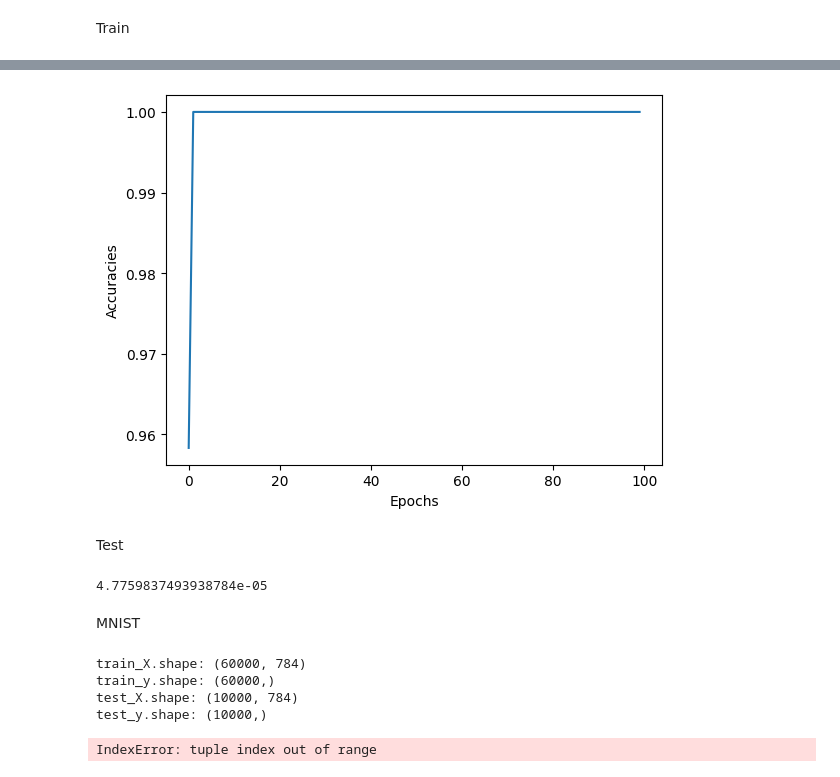
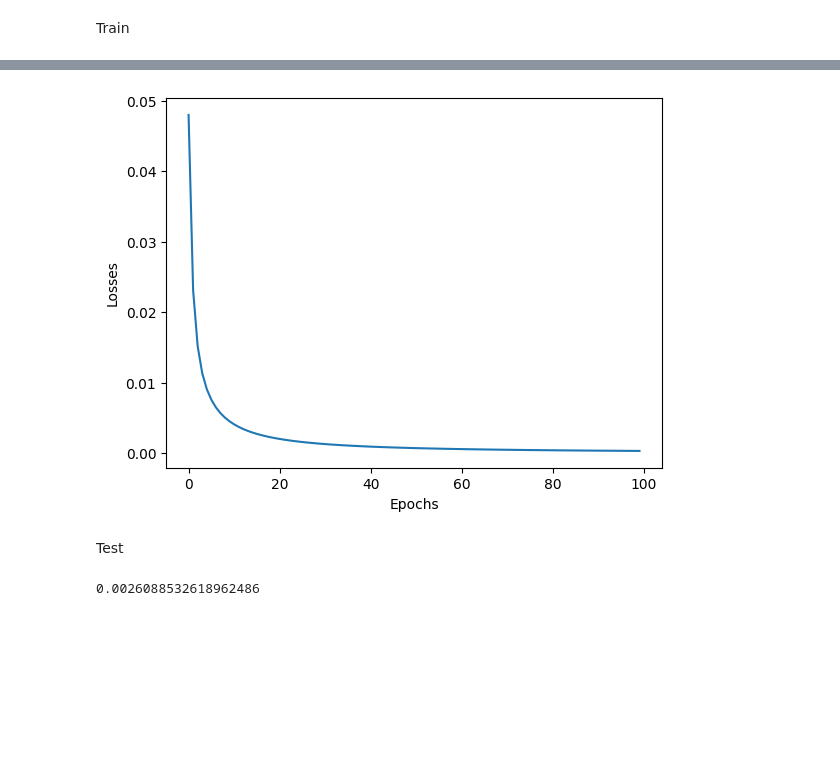
Before and after one commit to guilhermealvesc-finspaceai/mlp-estudos, a Jupyter notebook: 3-desafio/layer_backprop.ipynb, the cells around one changed output, grey strips where cells are left out. Cells and saved outputs as stored; diff of their text form; code cells hidden in the pictures; blank space fills up the shorter version.

Commit message:
desafio 1 completo (inicio mnist)

```diff
--- a/3-desafio/layer_backprop.ipynb
+++ b/3-desafio/layer_backprop.ipynb
@@ -111,9 +114,10 @@ def BCELoss(prediction, target):
   return (1 / n) * np.sum(-target * np.log(prediction) - (1 - target) * np.log(1 - prediction))
 
 
-def dBCELoss(prediction, target):
+def dBCELoss(prediction, target, treshold = 20):
   n = len(target)
-  return (1 / n) * (- target / prediction + (1 - target) / (1 - prediction))
+  grad = (1 / n) * (- np.minimum(target / prediction, [treshold]) + np.minimum((1 - target) / (1 - prediction), [treshold]))
+  return grad
 
 class MLP(NetOperation):
   layers: list[NetOperation]
@@ -165,39 +169,35 @@ class MLP(NetOperation):
   def train(self, X, Y, learning_rate, batch_size, epochs):
 
     xs = range(epochs)
-    accuracies = []
+    losses = []
     for epoch in xs:
       print(f'Epoch {epoch}')
-      hits = 0
       for i in range(0, len(X), batch_size):
         train_samples = X[i : i + batch_size]
         target_samples = Y[i : i + batch_size]
 
 
         predictions = self.forward(train_samples)
-        print(f'predictions: {predictions}')
-        print(f'target_samples: {target_samples}')
-        error = BCELoss(predictions, target_samples)
+        # as vezes o erro retornava nan ou inf
+        loss = BCELoss(predictions, target_samples)
         d_bce_loss = dBCELoss(predictions, target_samples)
-        print(f'error: {error}')
-        print(f'd_bce_loss: {d_bce_loss}')
+        if i % 10 == 0:
+          print(f'loss: {loss}')
         self.backward(d_bce_loss)
         self.optimize(learning_rate)
 
-        hits += (predictions > 0.5) == target_samples
 
-      accuracies.append((hits / len(X)).reshape(-1)[0])
+      losses.append(loss)
 
-      print(f'Accuracy: {hits / len(X)}')
     plt.xlabel('Epochs')
-    plt.ylabel('Accuracies')
-    plt.plot(xs, accuracies)
+    plt.ylabel('Losses')
+    plt.plot(xs, losses)
 # %% [markdown]
 Train
 # %%
 from iris import train
 
 net = MLP(4, [1])
-net.train(train['data'], train['target'], learning_rate=1, batch_size=1, epochs=100)
+net.train(train['data'], train['target'], learning_rate=0.1, batch_size=2, epochs=100)
 # %% [output]
 Epoch 0
@@ -220,4 +220,4 @@ predictions: [[0.9999992
-[figure, old version]
+[figure, new version]
 # %% [markdown]
 Test
 # %%
@@ -225,8 +225,6 @@ from iris import test
 
 
 predictions = net.forward(test['data'])
-BCELoss(predictions.reshape(-1), test['target'])
+BCELoss(predictions, test['target'])
 # %% [output]
-4.7759837493938784e-05
+0.0026088532618962486
-# %% [markdown]
-MNIST
@@ -236,19 +230,0 @@ from keras.datasets import mnist
-# %%
-print(f"train_X.shape: {train_X.shape}")
-print(f"train_y.shape: {train_y.shape}")
-print(f"test_X.shape: {test_X.shape}")
-print(f"test_y.shape: {test_y.shape}")
-
-train_X = train_X.reshape((train_X.shape[0], train_X.shape[1] * train_X.shape[2]))
-test_X = test_X.reshape((test_X.shape[0], test_X.shape[1] * test_X.shape[2]))
-
-print(f"train_X.shape: {train_X.shape}")
-print(f"train_y.shape: {train_y.shape}")
-print(f"test_X.shape: {test_X.shape}")
-print(f"test_y.shape: {test_y.shape}")
-# %% [output]
-train_X.shape: (60000, 784)
-train_y.shape: (60000,)
-test_X.shape: (10000, 784)
-test_y.shape: (10000,)
-IndexError: tuple index out of range
```
Also changed, not shown: parts of 5 cells of this notebook, 2 other files.
